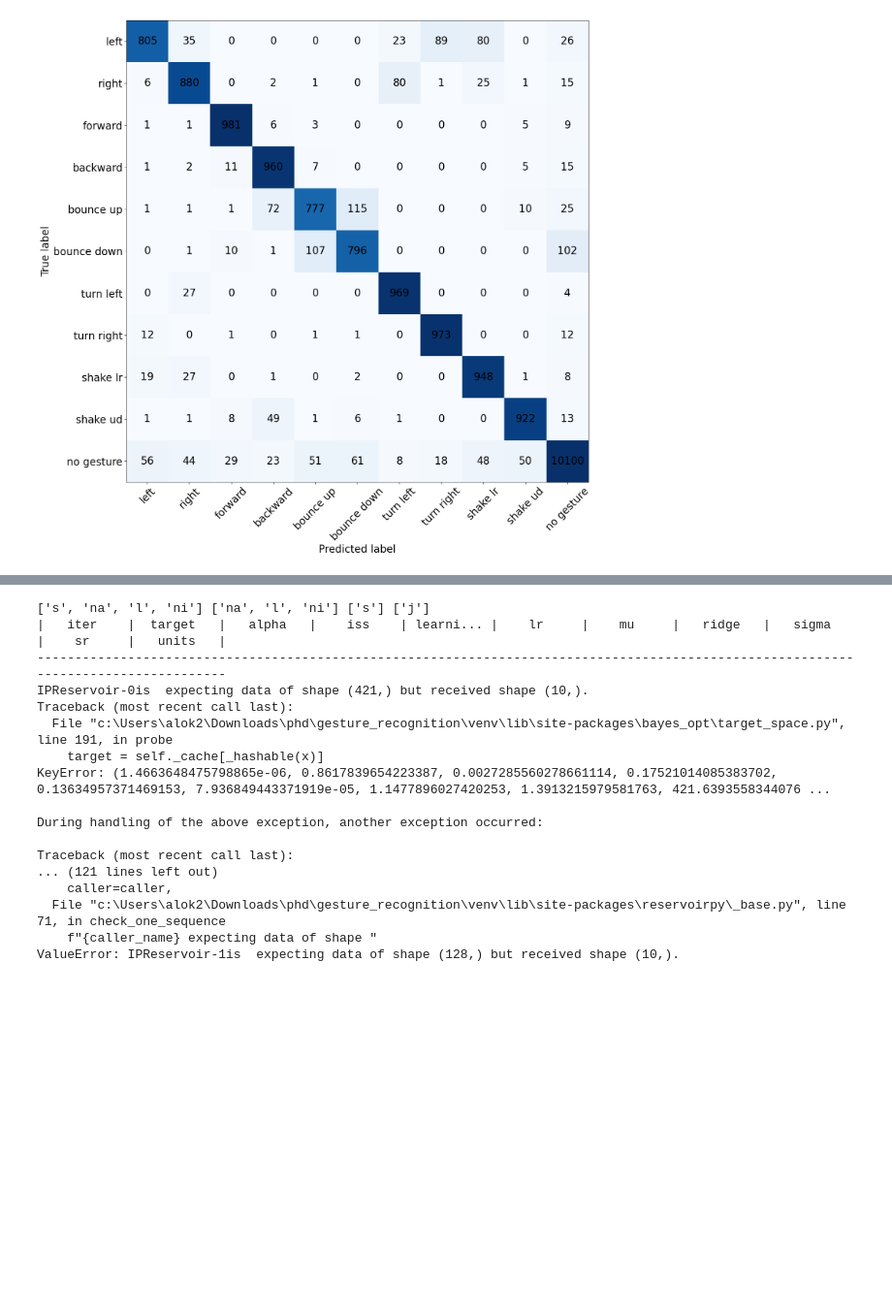
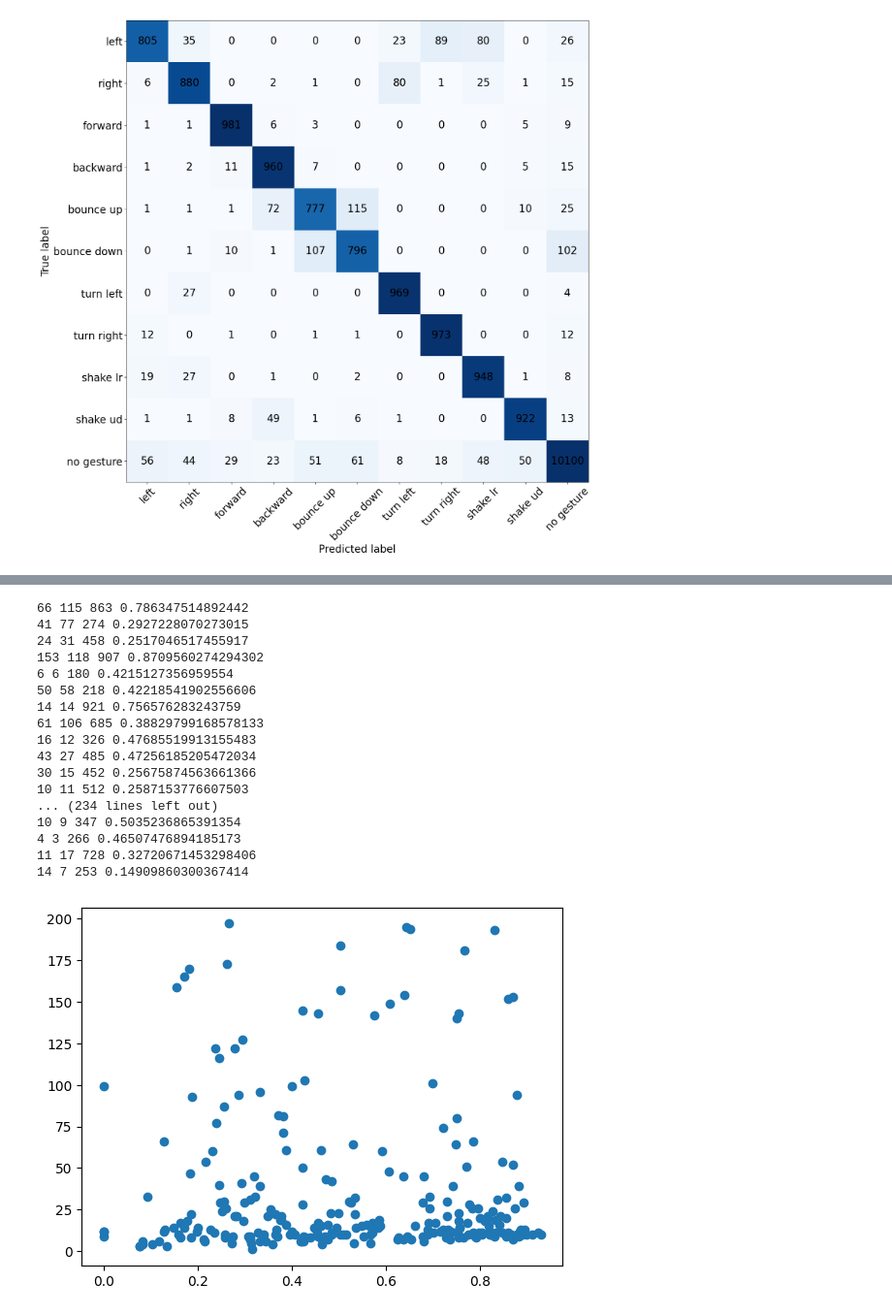
Before and after one commit to aloksGithub/gesture_recognition, a Jupyter notebook: global1.ipynb, the cells around one changed output, grey strips where cells are left out. Shown at 97% size. Saved outputs shown, nothing was run; the diff lists cells and outputs as text; code cells hidden in the pictures; blank space fills up the shorter version.

```diff
--- a/global1.ipynb
+++ b/global1.ipynb
@@ -204,22 +259,0 @@ optimalParams = optimizer_global1(pbounds, createESNRls, trainESN2)
-# %%
-fix_seed(0)
-pbounds = {'units': (100, 1000), 'lr': (0, 1), 'sr': (0.5, 2), 'mu': (-0.2, 0.2), 'sigma': (0, 2), 'learning_rate': (1e-5, 1e-2), 'alpha': (1e-7, 1e-5), 'iss': (0.8, 1.2), 'ridge': (0, 1e-4)}
-optimalParams = optimizer_global1(pbounds, createIPESNForce, trainESN2)
-# %% [output]
-['s', 'na', 'l', 'ni'] ['na', 'l', 'ni'] ['s'] ['j']
-|   iter    |  target   |   alpha   |    iss    | learni... |    lr     |    mu     |   ridge   |   sigma   |    sr     |   units   |
--------------------------------------------------------------------------------------------------------------------------------------
-IPReservoir-0is  expecting data of shape (421,) but received shape (10,).
-Traceback (most recent call last):
-  File "c:\Users\alok2\Downloads\phd\gesture_recognition\venv\lib\site-packages\bayes_opt\target_space.py", line 191, in probe
-    target = self._cache[_hashable(x)]
-KeyError: (1.4663648475798865e-06, 0.8617839654223387, 0.0027285560278661114, 0.17521014085383702, 0.13634957371469153, 7.936849443371919e-05, 1.1477896027420253, 1.3913215979581763, 421.6393558344076 ...
-
-During handling of the above exception, another exception occurred:
-
-Traceback (most recent call last):
-... (121 lines left out)
-    caller=caller,
-  File "c:\Users\alok2\Downloads\phd\gesture_recognition\venv\lib\site-packages\reservoirpy\_base.py", line 71, in check_one_sequence
-    f"{caller_name} expecting data of shape "
-ValueError: IPReservoir-1is  expecting data of shape (128,) but received shape (10,).
@@ -229,0 +260,49 @@ optimalParams = optimizer_global1(pbounds, createIPESNRls, trainESN4)
+# %%
+from Models import *
+from Train import *
+import Evaluation
+import numpy as np
+from Utils import *
+verbosity(0)
+import pickle
+import matplotlib.pyplot as plt
+
+def makeGraph(x, y):
+    plt.scatter(x, y)
+
+file = open('modelParams', 'rb')
+data = pickle.load(file)
+file.close()
+
+scores = []
+separabilities = []
+generalizabilities = []
+mcs = []
+for sample in data:
+    scores.append(sample['score'])
+    mcs.append(sample[''])
+    separability = calculateSeperability(sample['params'], createIPReservoir, sample['testSet'])
+    generalizability = calculateGeneralization(sample['params'], createIPReservoir, sample['testSet'])
+    separabilities.append(separability)
+    print(separability, generalizability, sample['params']['units'], sample['score'])
+
+makeGraph(scores, separabilities)
+# %% [output]
+66 115 863 0.786347514892442
+41 77 274 0.2927228070273015
+24 31 458 0.2517046517455917
+153 118 907 0.8709560274294302
+6 6 180 0.4215127356959554
+50 58 218 0.42218541902556606
+14 14 921 0.756576283243759
+61 106 685 0.38829799168578133
+16 12 326 0.47685519913155483
+43 27 485 0.47256185205472034
+30 15 452 0.25675874563661366
+10 11 512 0.2587153776607503
+... (234 lines left out)
+10 9 347 0.5035236865391354
+4 3 266 0.46507476894185173
+11 17 728 0.32720671453298406
+14 7 253 0.14909860300367414
+[figure, added]
```
Also changed, not shown: parts of 12 cells of this notebook, 6 other files.
